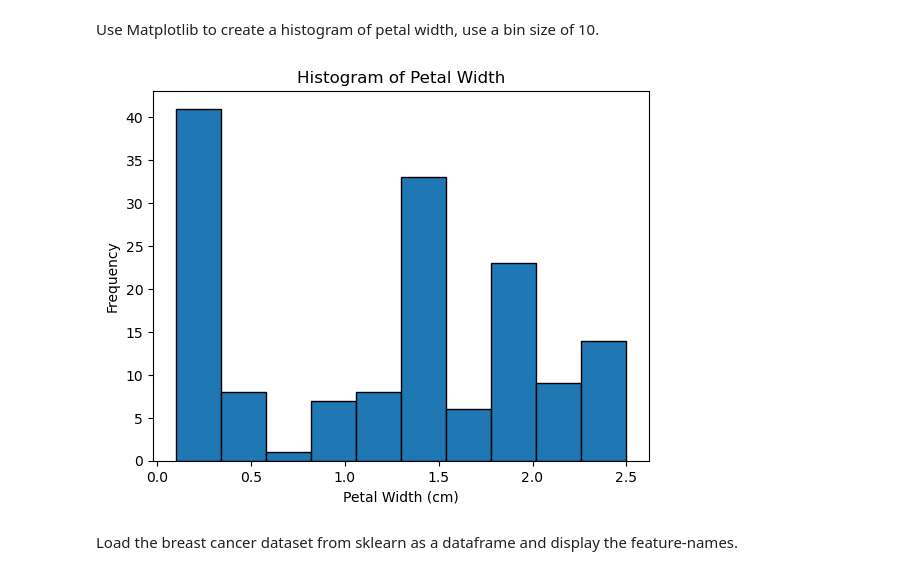
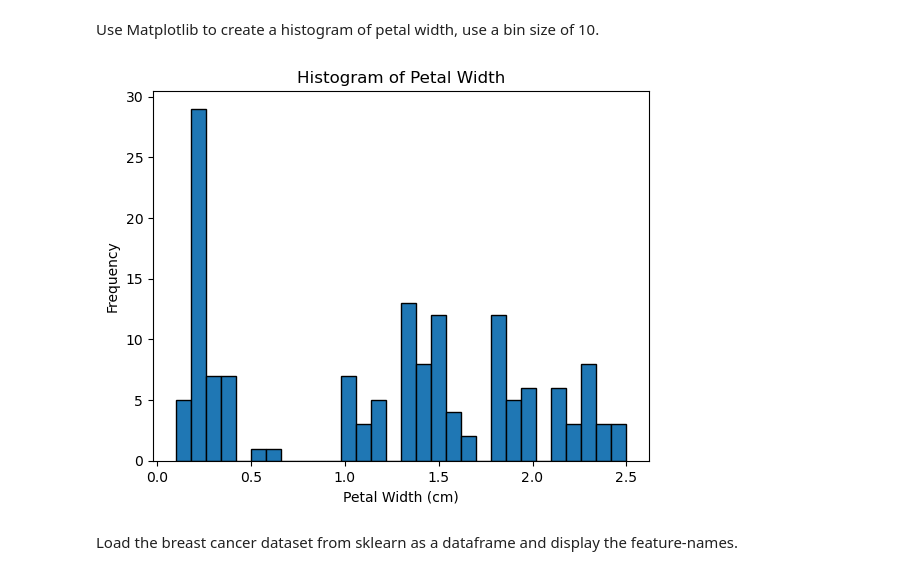
Before and after one commit to ThibautBeck1/machine_learning, a Jupyter notebook: lab1/lab1.ipynb, the cells around one changed output. Drawn from its saved outputs; the diff is of its cells as text; code cells hidden in the pictures.

```diff
--- a/lab1/lab1.ipynb
+++ b/lab1/lab1.ipynb
@@ -103,13 +109,12 @@ plt.show()
 # %% [markdown]
 Use Matplotlib to create a histogram of petal width, use a bin size of 10.
 # %%
-# Create a histogram of petal width with a bin size of 10
-plt.hist(iris_df['petal width (cm)'], bins=10, edgecolor='black')
+plt.hist(iris_df['petal width (cm)'], bins=30, edgecolor='black')
 plt.xlabel('Petal Width (cm)')
 plt.ylabel('Frequency')
 plt.title('Histogram of Petal Width')
 plt.show()
 # %% [output]
-[figure, old version]
+[figure, new version]
 # %% [markdown]
 Load the breast cancer dataset from sklearn as a dataframe and display the feature-names.
```
Also changed, not shown: parts of 76 cells of this notebook.
